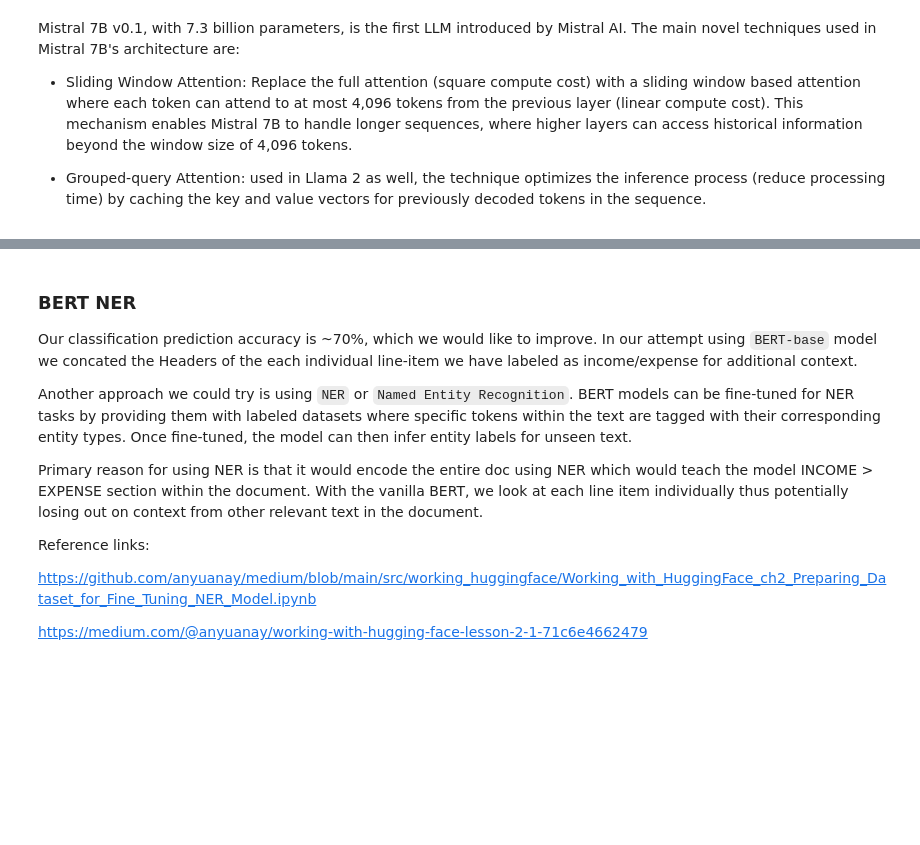
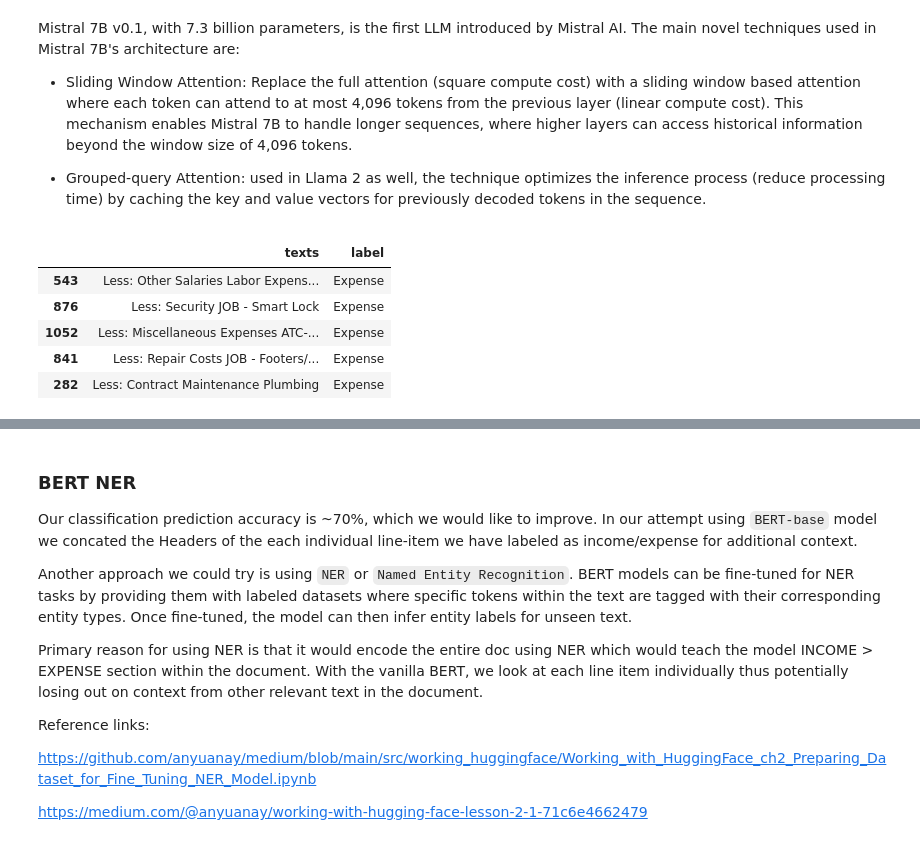
Before and after one commit to kevalshah90/token-classification-fine-tuning, a Jupyter notebook: RevRE_textClassification.ipynb, the cells around one changed output, grey strips where cells are left out. Cells and saved outputs as stored; diff of their text form; code cells hidden in the pictures; blank space fills up the shorter version.

```diff
--- a/RevRE_textClassification.ipynb
+++ b/RevRE_textClassification.ipynb
@@ -891,3 +969,13 @@ mistral_tokenized_datasets.set_format("torch")
 
 # Data collator for padding a batch of examples to the maximum length seen in the batch
 mistral_data_collator = DataCollatorWithPadding(tokenizer=mistral_tokenizer)
+# %%
+# Let's print out data first
+df1.sample(5)
+# %% [output]
+|  | texts | label |
+| 543 | Less: Other Salaries Labor Expens... | Expense |
+| 876 | Less: Security JOB - Smart Lock | Expense |
+| 1052 | Less: Miscellaneous Expenses ATC-... | Expense |
+| 841 | Less: Repair Costs JOB - Footers/... | Expense |
+| 282 | Less: Contract Maintenance Plumbing | Expense |
```
Also changed, not shown: parts of 28 cells of this notebook.
